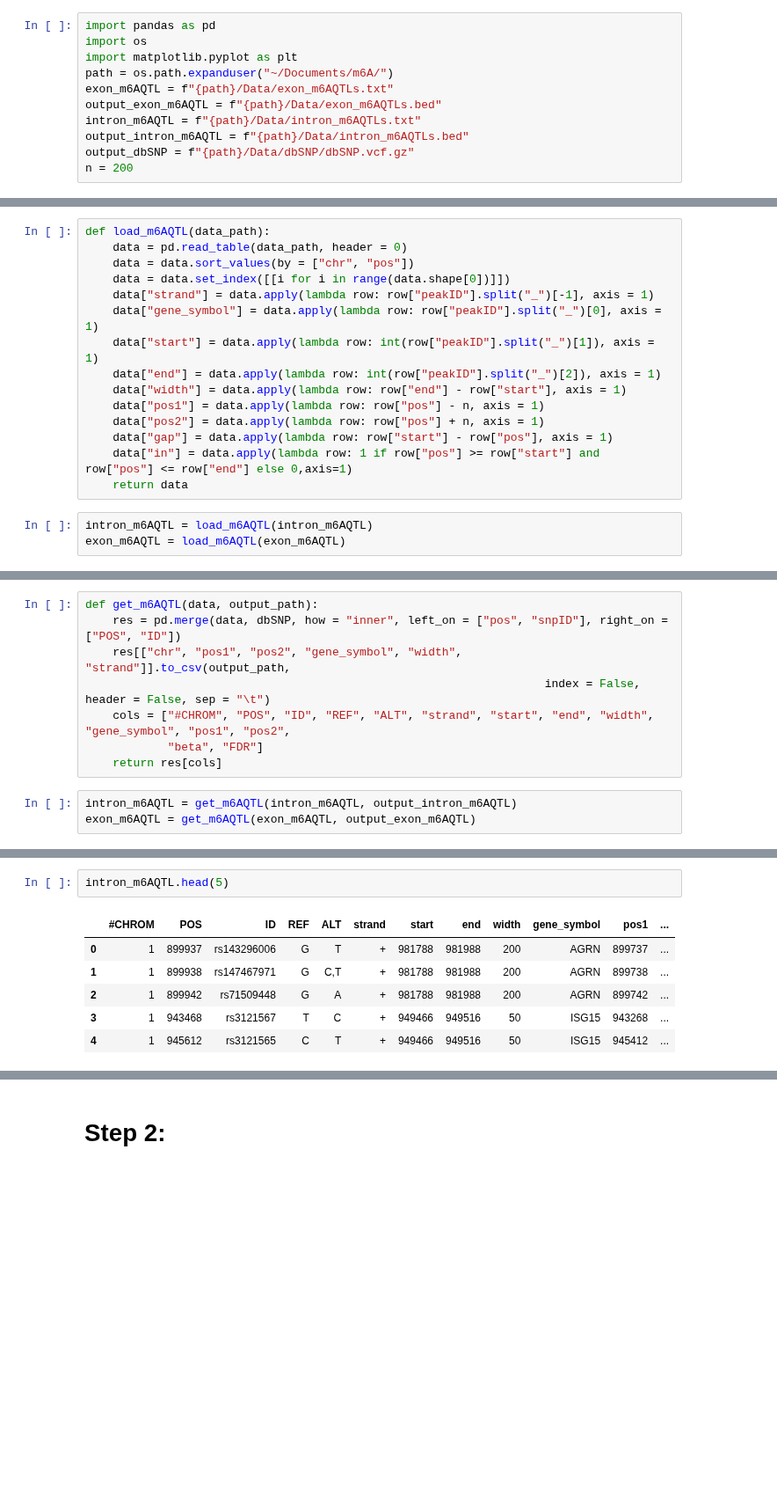
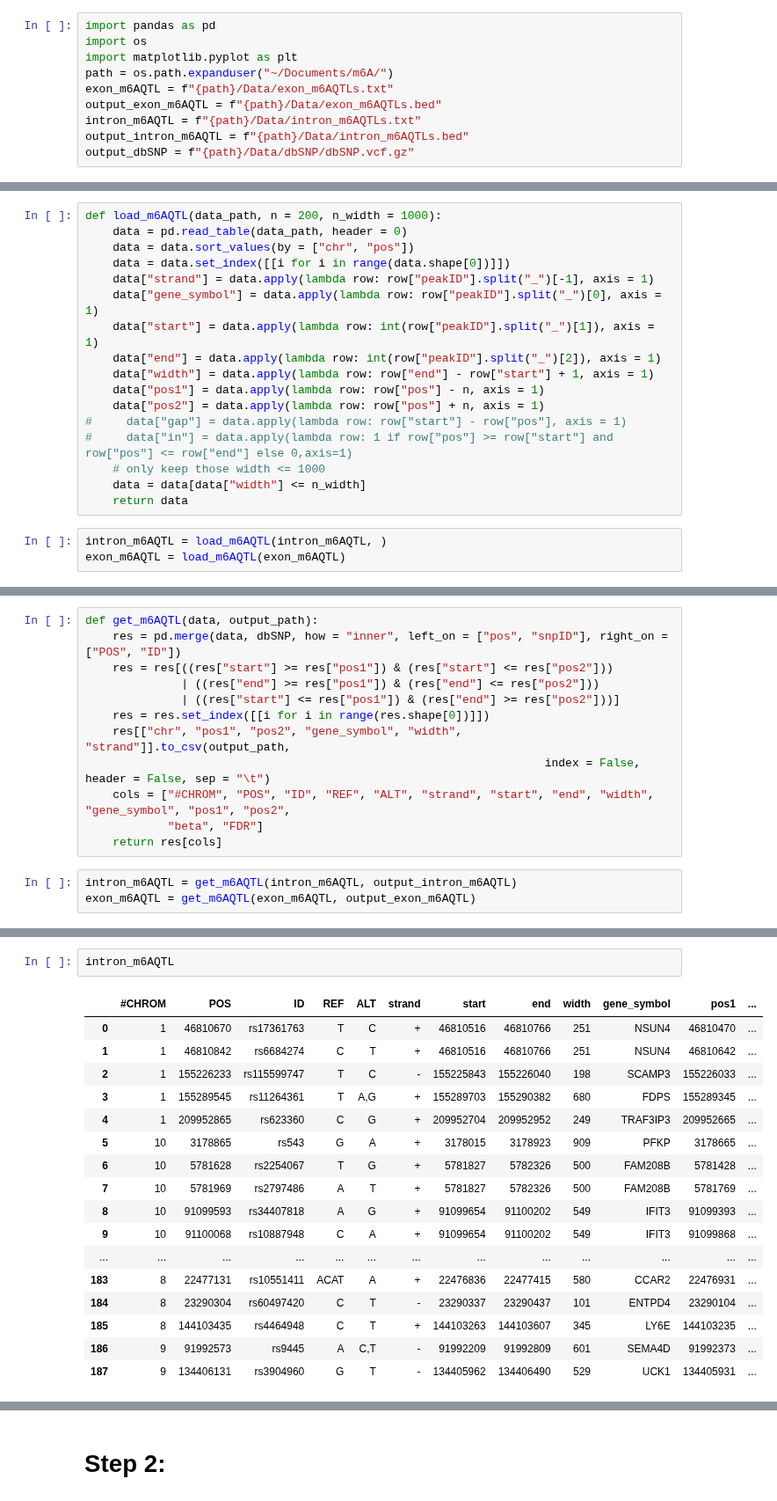
Before and after one commit to xinhe-lab/m6A-ASE, a Jupyter notebook: analysis/20180222_m6A_riboSNitch.ipynb, the cells around one changed output, grey strips where cells are left out. Shown at 88% size. Drawn from its saved outputs; the diff is of its cells as text; blank space fills up the shorter version.

```diff
--- a/analysis/20180222_m6A_riboSNitch.ipynb
+++ b/analysis/20180222_m6A_riboSNitch.ipynb
@@ -13,7 +13,6 @@ output_exon_m6AQTL = f"{path}/Data/exon_m6AQTLs.bed"
 intron_m6AQTL = f"{path}/Data/intron_m6AQTLs.txt"
 output_intron_m6AQTL = f"{path}/Data/intron_m6AQTLs.bed"
 output_dbSNP = f"{path}/Data/dbSNP/dbSNP.vcf.gz"
-n = 200
 # %% [markdown]
 Import dbSNP and export the first five columns, only need to do it once.
 # %%
@@ -25,7 +24,7 @@ Handle exon and intron m6AQTL data
 1. sort by chromosome and pos
 2. plus and minus 200 for each pos
 # %%
-def load_m6AQTL(data_path):
+def load_m6AQTL(data_path, n = 200, n_width = 1000):
     data = pd.read_table(data_path, header = 0)
     data = data.sort_values(by = ["chr", "pos"])
     data = data.set_index([[i for i in range(data.shape[0])]])
@@ -33,14 +32,16 @@ def load_m6AQTL(data_path):
     data["gene_symbol"] = data.apply(lambda row: row["peakID"].split("_")[0], axis = 1)
     data["start"] = data.apply(lambda row: int(row["peakID"].split("_")[1]), axis = 1)
     data["end"] = data.apply(lambda row: int(row["peakID"].split("_")[2]), axis = 1)
-    data["width"] = data.apply(lambda row: row["end"] - row["start"], axis = 1)
+    data["width"] = data.apply(lambda row: row["end"] - row["start"] + 1, axis = 1)
     data["pos1"] = data.apply(lambda row: row["pos"] - n, axis = 1)
     data["pos2"] = data.apply(lambda row: row["pos"] + n, axis = 1)
-    data["gap"] = data.apply(lambda row: row["start"] - row["pos"], axis = 1)
-    data["in"] = data.apply(lambda row: 1 if row["pos"] >= row["start"] and row["pos"] <= row["end"] else 0,axis=1)
+#     data["gap"] = data.apply(lambda row: row["start"] - row["pos"], axis = 1)
+#     data["in"] = data.apply(lambda row: 1 if row["pos"] >= row["start"] and row["pos"] <= row["end"] else 0,axis=1)
+    # only keep those width <= 1000
+    data = data[data["width"] <= n_width]
     return data
 # %%
-intron_m6AQTL = load_m6AQTL(intron_m6AQTL)
+intron_m6AQTL = load_m6AQTL(intron_m6AQTL, )
 exon_m6AQTL = load_m6AQTL(exon_m6AQTL)
 # %%
 print (intron_m6AQTL.shape, exon_m6AQTL.shape)
@@ -93,6 +90,10 @@ dbSNP.head(5)
 # %%
 def get_m6AQTL(data, output_path):
     res = pd.merge(data, dbSNP, how = "inner", left_on = ["pos", "snpID"], right_on = ["POS", "ID"])
+    res = res[((res["start"] >= res["pos1"]) & (res["start"] <= res["pos2"]))
+              | ((res["end"] >= res["pos1"]) & (res["end"] <= res["pos2"]))
+              | ((res["start"] <= res["pos1"]) & (res["end"] >= res["pos2"]))]
+    res = res.set_index([[i for i in range(res.shape[0])]])
     res[["chr", "pos1", "pos2", "gene_symbol", "width", "strand"]].to_csv(output_path,
                                                                    index = False, header = False, sep = "\t")
     cols = ["#CHROM", "POS", "ID", "REF", "ALT", "strand", "start", "end", "width", "gene_symbol", "pos1", "pos2",
@@ -117,9 +130,20 @@ exon_m6AQTL.head(5)
 # %%
-intron_m6AQTL.head(5)
+intron_m6AQTL
 # %% [output]
 |  | #CHROM | POS | ID | REF | ALT | strand | start | end | width | gene_symbol | pos1 | ... |
-| 0 | 1 | 899937 | rs143296006 | G | T | + | 981788 | 981988 | 200 | AGRN | 899737 | ... |
-| 1 | 1 | 899938 | rs147467971 | G | C,T | + | 981788 | 981988 | 200 | AGRN | 899738 | ... |
-| 2 | 1 | 899942 | rs71509448 | G | A | + | 981788 | 981988 | 200 | AGRN | 899742 | ... |
-| 3 | 1 | 943468 | rs3121567 | T | C | + | 949466 | 949516 | 50 | ISG15 | 943268 | ... |
-| 4 | 1 | 945612 | rs3121565 | C | T | + | 949466 | 949516 | 50 | ISG15 | 945412 | ... |
+| 0 | 1 | 46810670 | rs17361763 | T | C | + | 46810516 | 46810766 | 251 | NSUN4 | 46810470 | ... |
+| 1 | 1 | 46810842 | rs6684274 | C | T | + | 46810516 | 46810766 | 251 | NSUN4 | 46810642 | ... |
+| 2 | 1 | 155226233 | rs115599747 | T | C | - | 155225843 | 155226040 | 198 | SCAMP3 | 155226033 | ... |
+| 3 | 1 | 155289545 | rs11264361 | T | A,G | + | 155289703 | 155290382 | 680 | FDPS | 155289345 | ... |
+| 4 | 1 | 209952865 | rs623360 | C | G | + | 209952704 | 209952952 | 249 | TRAF3IP3 | 209952665 | ... |
+| 5 | 10 | 3178865 | rs543 | G | A | + | 3178015 | 3178923 | 909 | PFKP | 3178665 | ... |
+| 6 | 10 | 5781628 | rs2254067 | T | G | + | 5781827 | 5782326 | 500 | FAM208B | 5781428 | ... |
+| 7 | 10 | 5781969 | rs2797486 | A | T | + | 5781827 | 5782326 | 500 | FAM208B | 5781769 | ... |
+| 8 | 10 | 91099593 | rs34407818 | A | G | + | 91099654 | 91100202 | 549 | IFIT3 | 91099393 | ... |
+| 9 | 10 | 91100068 | rs10887948 | C | A | + | 91099654 | 91100202 | 549 | IFIT3 | 91099868 | ... |
+| ... | ... | ... | ... | ... | ... | ... | ... | ... | ... | ... | ... | ... |
+| 183 | 8 | 22477131 | rs10551411 | ACAT | A | + | 22476836 | 22477415 | 580 | CCAR2 | 22476931 | ... |
+| 184 | 8 | 23290304 | rs60497420 | C | T | - | 23290337 | 23290437 | 101 | ENTPD4 | 23290104 | ... |
+| 185 | 8 | 144103435 | rs4464948 | C | T | + | 144103263 | 144103607 | 345 | LY6E | 144103235 | ... |
+| 186 | 9 | 91992573 | rs9445 | A | C,T | - | 91992209 | 91992809 | 601 | SEMA4D | 91992373 | ... |
+| 187 | 9 | 134406131 | rs3904960 | G | T | - | 134405962 | 134406490 | 529 | UCK1 | 134405931 | ... |
```
Also changed, not shown: parts of 13 cells of this notebook.
